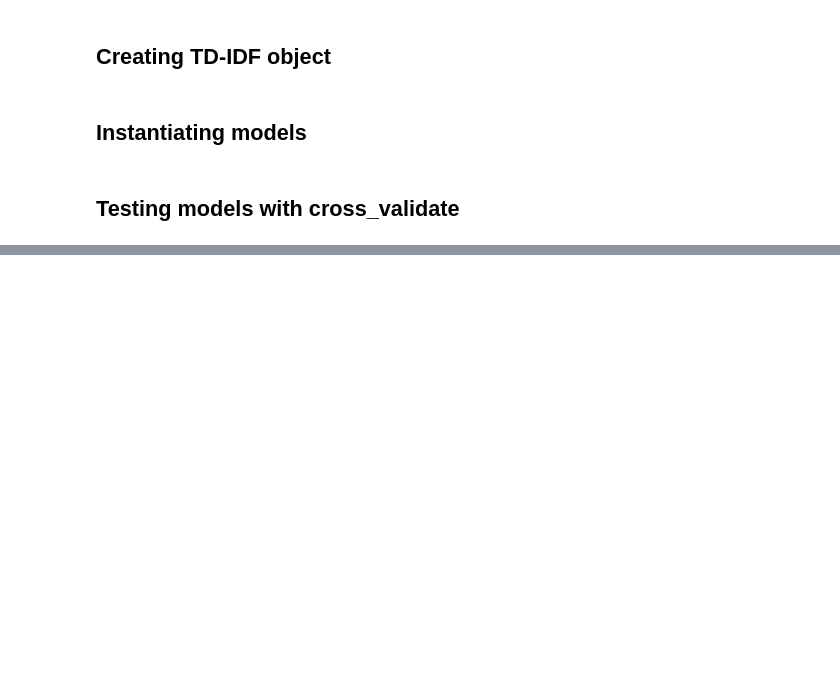
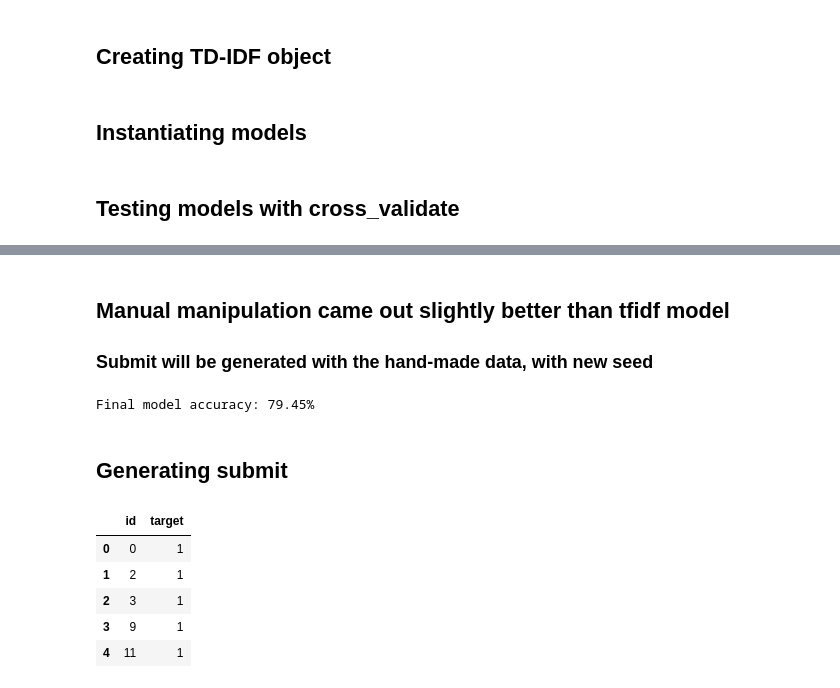
Before and after one commit to Loernius/getting-started-nlp, a Jupyter notebook: NLP tweeter competition.ipynb, the cells around one changed output, grey strips where cells are left out. Saved outputs shown, nothing was run; the diff lists cells and outputs as text; code cells hidden in the pictures; blank space fills up the shorter version.

```diff
--- a/NLP tweeter competition.ipynb
+++ b/NLP tweeter competition.ipynb
@@ -112,0 +236,36 @@ Confident interval: [61.64% , 68.36%]
+# %% [markdown]
+## Manual manipulation came out slightly better than tfidf model
+### Submit will be generated with the hand-made data, with new seed
+# %%
+rc = RidgeClassifier()
+X_train, X_test, y_train, y_test = train_test_split(X, y, test_size = 0.2, random_state=42225420)
+rc.fit(X_train, y_train)
+pr = rc.predict(X_test)
+print("Final model accuracy: {:.2%}".format(accuracy_score(pr, y_test)))
+# %% [output]
+Final model accuracy: 79.45%
+# %% [markdown]
+## Generating submit
+# %%
+test['token'] = test.text.apply(nltk.tokenize.word_tokenize)
+test['token_without_stopwords'] = test.token.apply(remove_stopwords)
+test['stemmed_tokens'] = test.token_without_stopwords.apply(stemmer)
+
+word_list = list()
+for list_of_words in test['stemmed_tokens']:
+    word_list.append(' '.join(map(str, list_of_words)))
+
+test['string_stemmed_tokens'] = word_list
+test_x = cv.transform([w.lower() for w in test['string_stemmed_tokens']]).toarray()
+# %%
+test['target'] = rc.predict(test_x)
+# %%
+submit = test[['id', 'target']]
+submit.head()
+# %% [output]
+|  | id | target |
+| 0 | 0 | 1 |
+| 1 | 2 | 1 |
+| 2 | 3 | 1 |
+| 3 | 9 | 1 |
+| 4 | 11 | 1 |
```
Also changed, not shown: parts of 24 cells of this notebook.
